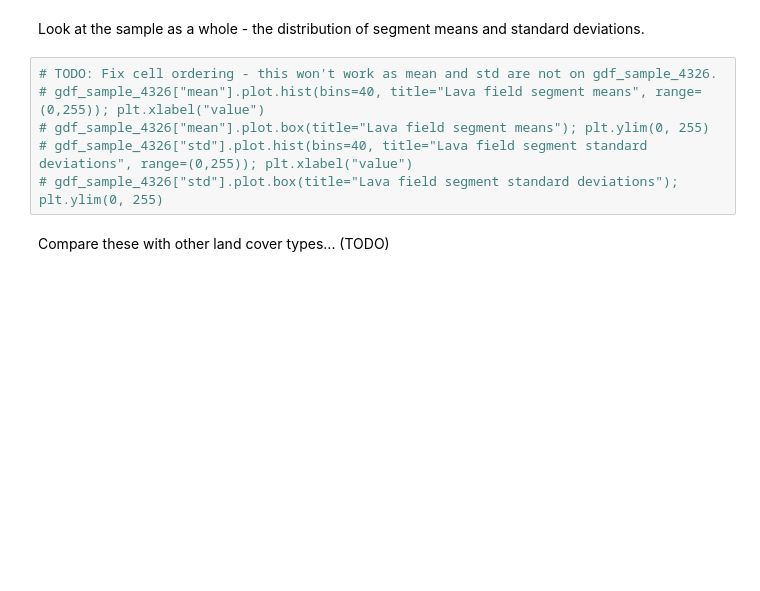
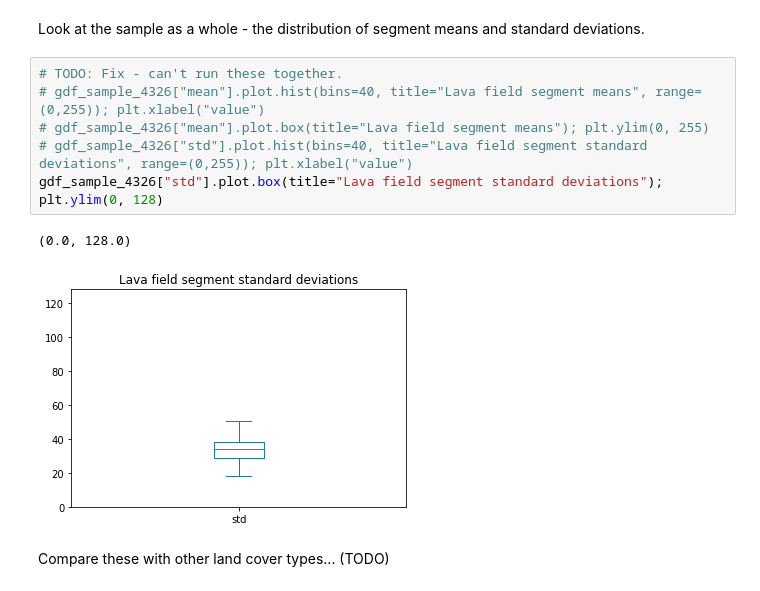
Before and after one commit to lukesdm/la-palma-lava-mapping-nb, a Jupyter notebook: 01_overview.ipynb, the cells around one changed output. Saved outputs shown, nothing was run; the diff lists cells and outputs as text; blank space fills up the shorter version.

```diff
--- a/01_overview.ipynb
+++ b/01_overview.ipynb
@@ -135,11 +149,14 @@ lpe.plot_segment_histos(xds_grd, sample_segids, selected_date)
 # %% [markdown]
 Look at the sample as a whole - the distribution of segment means and standard deviations.
 # %%
-# TODO: Fix cell ordering - this won't work as mean and std are not on gdf_sample_4326.
+# TODO: Fix - can't run these together.
 # gdf_sample_4326["mean"].plot.hist(bins=40, title="Lava field segment means", range=(0,255)); plt.xlabel("value")
 # gdf_sample_4326["mean"].plot.box(title="Lava field segment means"); plt.ylim(0, 255)
 # gdf_sample_4326["std"].plot.hist(bins=40, title="Lava field segment standard deviations", range=(0,255)); plt.xlabel("value")
-# gdf_sample_4326["std"].plot.box(title="Lava field segment standard deviations"); plt.ylim(0, 255)
+gdf_sample_4326["std"].plot.box(title="Lava field segment standard deviations"); plt.ylim(0, 128)
+# %% [output]
+(0.0, 128.0)
+[figure, added]
 # %% [markdown]
 Compare these with other land cover types... (TODO)
 # %% [markdown]
```
Also changed, not shown: parts of 6 cells of this notebook, 1 other file.
